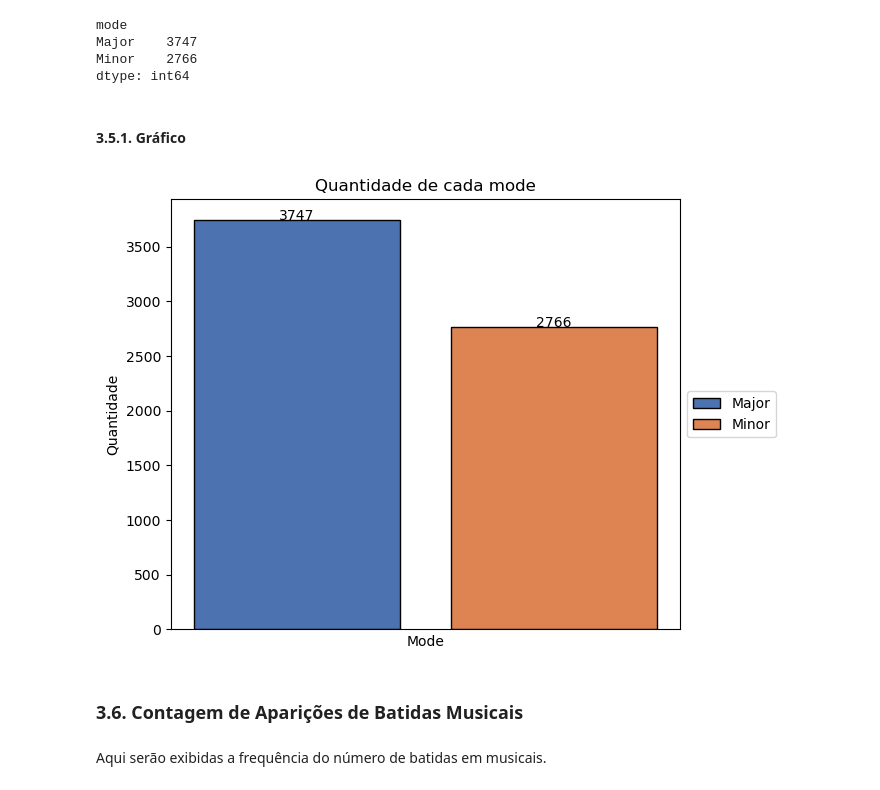
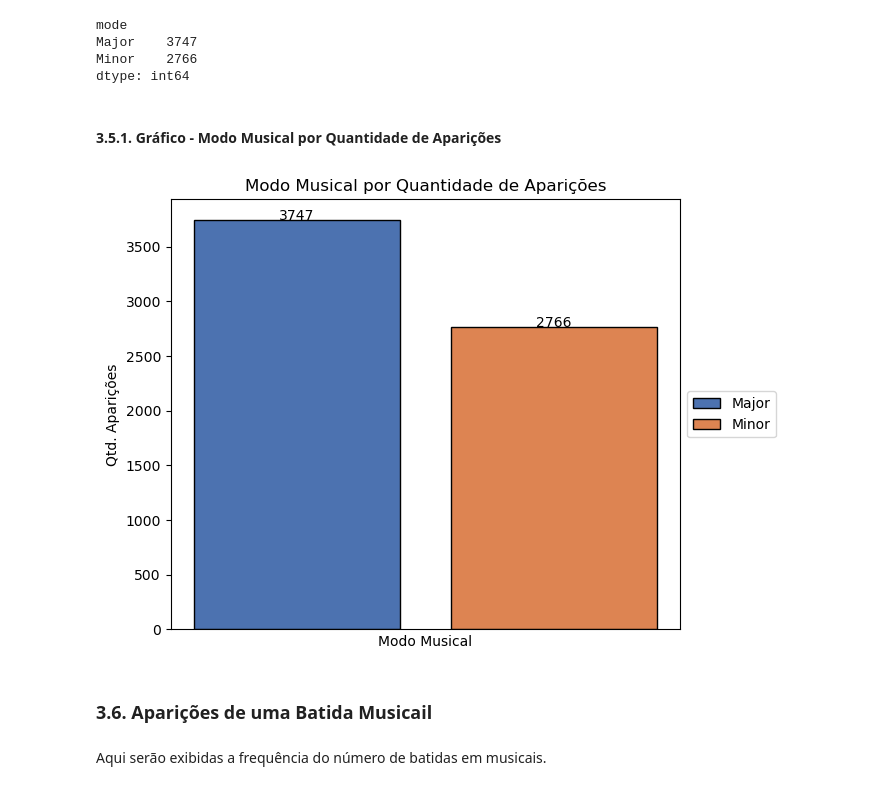
Before and after one commit to EandroC/ExplorandoPrincipaisMusicasDoSpotify, a Jupyter notebook: Analise.ipynb, the cells around one changed output. Drawn from its saved outputs; the diff is of its cells as text; code cells hidden in the pictures.

```diff
--- a/Analise.ipynb
+++ b/Analise.ipynb
@@ -382,37 +388,37 @@ Major    3747
 Minor    2766
 dtype: int64
 # %% [markdown]
-####  3\.5\.1\. Gráfico
+####  3\.5\.1\. Gráfico - Modo Musical por Quantidade de Aparições
 # %%
 plt.figure(figsize=(7, 5))
 
 mode_counts = dados['mode'].value_counts()
 modes = mode_counts.index
 
 quantidades = mode_counts.values
 
 cores = sns.color_palette("deep", len(modes))
 
 bars = plt.bar(modes, quantidades, color=cores, edgecolor='black')
 
-plt.xlabel('Mode')
-plt.ylabel('Quantidade')
-plt.title('Quantidade de cada mode')
+plt.xlabel('Modo Musical')
+plt.ylabel('Qtd. Aparições')
+plt.title('Modo Musical por Quantidade de Aparições')
 
 for i in range(len(modes)):
     plt.text(modes[i], quantidades[i] + 0.3, str(quantidades[i]), ha='center')
 
 plt.xticks([])
 
 plt.legend(bars, modes, loc='center left', bbox_to_anchor=(1, 0.5))
 
 plt.tight_layout()
 
 plt.show()
 # %% [output]
-[figure, old version]
+[figure, new version]
 # %% [markdown]
-###  3\.6\. Contagem de Aparições de Batidas Musicais
+###  3\.6\. Aparições de uma Batida Musicail
 # %% [markdown]
 Aqui serão exibidas a frequência do número de batidas em musicais.
 # %% [markdown]
```
Also changed, not shown: parts of 34 cells of this notebook.
